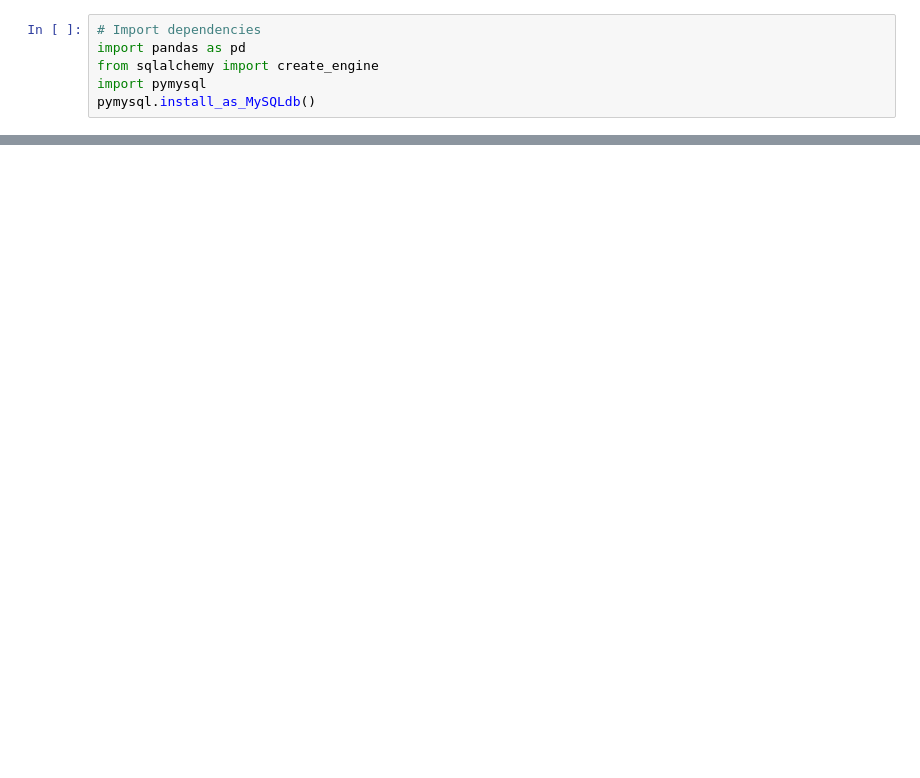
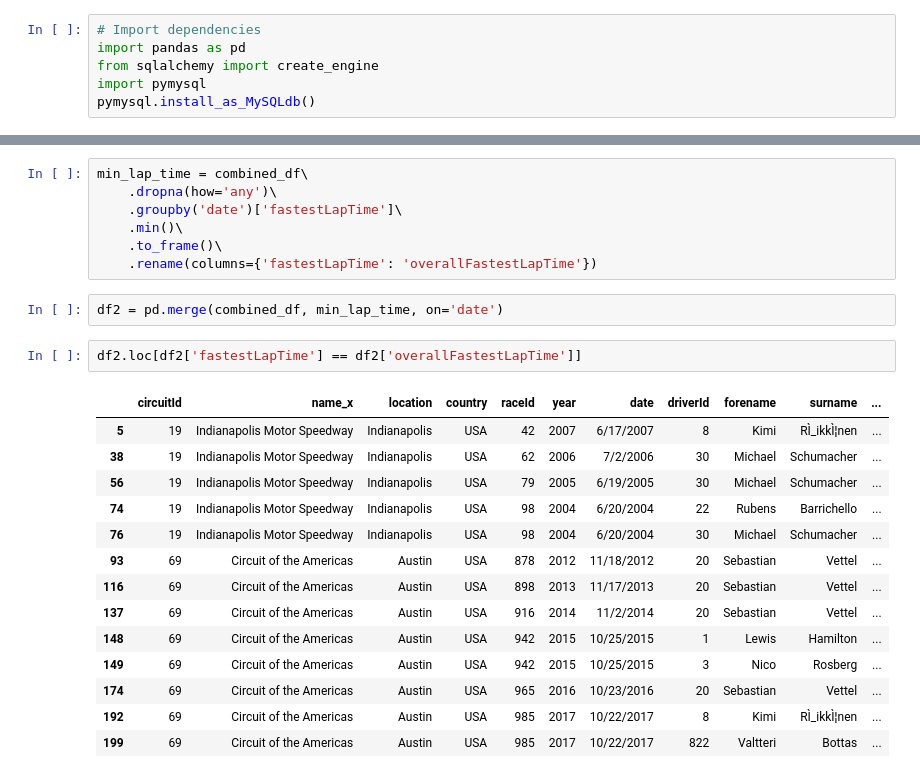
Before and after one commit to sengeling/ETL_Project, a Jupyter notebook: ETL_Project_Ashley_Working.ipynb, the cells around one changed output, grey strips where cells are left out. Saved outputs shown, nothing was run; the diff lists cells and outputs as text; blank space fills up the shorter version.

```diff
--- a/ETL_Project_Ashley_Working.ipynb
+++ b/ETL_Project_Ashley_Working.ipynb
@@ -14,0 +166,26 @@ FileNotFoundError: File b'races.csv' does not exist
+# %%
+min_lap_time = combined_df\
+    .dropna(how='any')\
+    .groupby('date')['fastestLapTime']\
+    .min()\
+    .to_frame()\
+    .rename(columns={'fastestLapTime': 'overallFastestLapTime'})
+# %%
+df2 = pd.merge(combined_df, min_lap_time, on='date')
+# %%
+df2.loc[df2['fastestLapTime'] == df2['overallFastestLapTime']]
+# %% [output]
+|  | circuitId | name_x | location | country | raceId | year | date | driverId | forename | surname | ... |
+| 5 | 19 | Indianapolis Motor Speedway | Indianapolis | USA | 42 | 2007 | 6/17/2007 | 8 | Kimi | RÌ_ikkÌ¦nen | ... |
+| 38 | 19 | Indianapolis Motor Speedway | Indianapolis | USA | 62 | 2006 | 7/2/2006 | 30 | Michael | Schumacher | ... |
+| 56 | 19 | Indianapolis Motor Speedway | Indianapolis | USA | 79 | 2005 | 6/19/2005 | 30 | Michael | Schumacher | ... |
+| 74 | 19 | Indianapolis Motor Speedway | Indianapolis | USA | 98 | 2004 | 6/20/2004 | 22 | Rubens | Barrichello | ... |
+| 76 | 19 | Indianapolis Motor Speedway | Indianapolis | USA | 98 | 2004 | 6/20/2004 | 30 | Michael | Schumacher | ... |
+| 93 | 69 | Circuit of the Americas | Austin | USA | 878 | 2012 | 11/18/2012 | 20 | Sebastian | Vettel | ... |
+| 116 | 69 | Circuit of the Americas | Austin | USA | 898 | 2013 | 11/17/2013 | 20 | Sebastian | Vettel | ... |
+| 137 | 69 | Circuit of the Americas | Austin | USA | 916 | 2014 | 11/2/2014 | 20 | Sebastian | Vettel | ... |
+| 148 | 69 | Circuit of the Americas | Austin | USA | 942 | 2015 | 10/25/2015 | 1 | Lewis | Hamilton | ... |
+| 149 | 69 | Circuit of the Americas | Austin | USA | 942 | 2015 | 10/25/2015 | 3 | Nico | Rosberg | ... |
+| 174 | 69 | Circuit of the Americas | Austin | USA | 965 | 2016 | 10/23/2016 | 20 | Sebastian | Vettel | ... |
+| 192 | 69 | Circuit of the Americas | Austin | USA | 985 | 2017 | 10/22/2017 | 8 | Kimi | RÌ_ikkÌ¦nen | ... |
+| 199 | 69 | Circuit of the Americas | Austin | USA | 985 | 2017 | 10/22/2017 | 822 | Valtteri | Bottas | ... |
```
Also changed, not shown: parts of 17 cells of this notebook, 2 other files.
